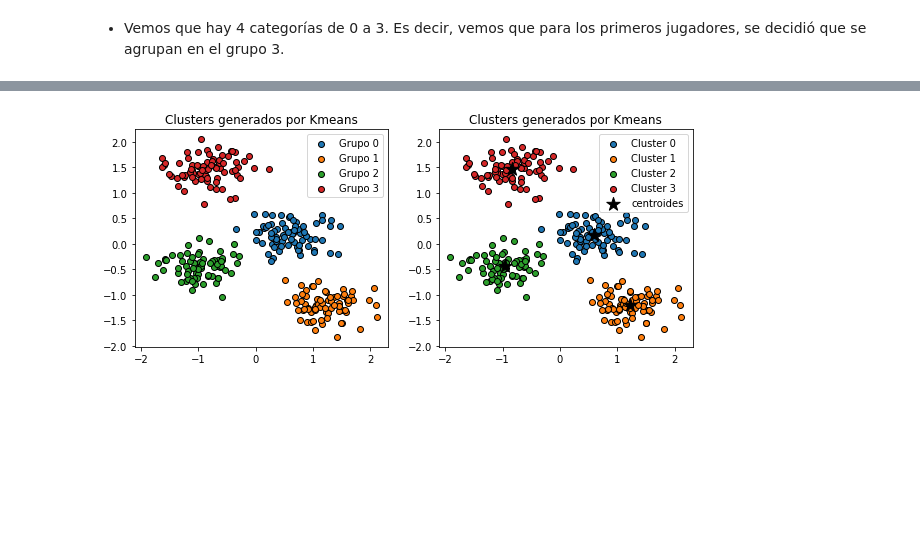
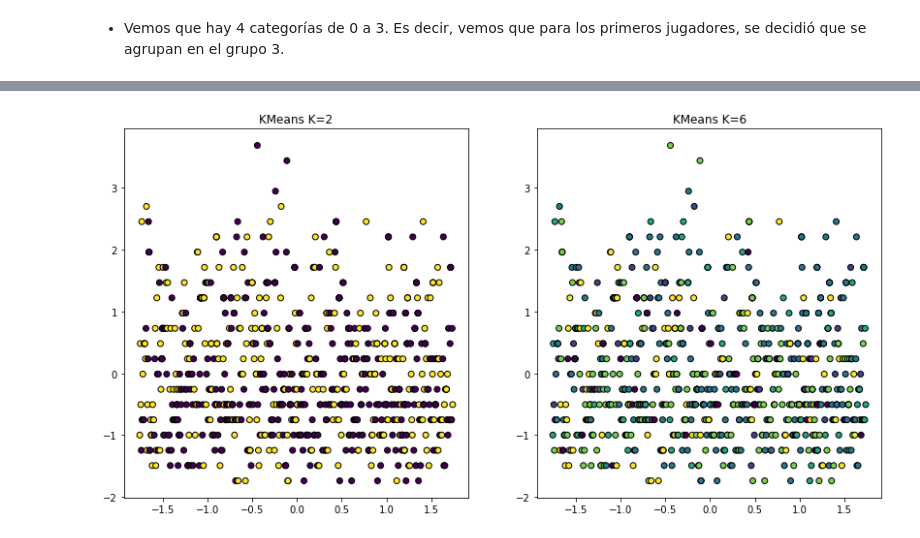
Before and after one commit to Aliciafs97/Proyecto-NBA, a Jupyter notebook: Regionales 2021-2022/EDA-NBA.ipynb, the cells around one changed output, grey strips where cells are left out. Saved outputs shown, nothing was run; the diff lists cells and outputs as text; code cells hidden in the pictures; blank space fills up the shorter version.

```diff
--- a/Regionales 2021-2022/EDA-NBA.ipynb
+++ b/Regionales 2021-2022/EDA-NBA.ipynb
@@ -573,44 +602,33 @@ KMeans(n_clusters=4, n_init=25, random_state=123)
 # Clasificación con el modelo kmeans
 # ==============================================================================
 y_predict = modelo_kmeans.predict(X=X_scaled)
-# %%
-# Representación gráfica: grupos originales vs clusters creados
-# ==============================================================================
-fig, ax = plt.subplots(1, 2, figsize=(10, 4))
-
-# Grupos originales
-for i in np.unique(y):
-    ax[0].scatter(
-        x = X_scaled[y == i, 0],
-        y = X_scaled[y == i, 1],
-        c = plt.rcParams['axes.prop_cycle'].by_key()['color'][i],
-        marker    = 'o',
-        edgecolor = 'black',
-        label= f"Grupo {i}"
-    )
-
-ax[0].set_title('Clusters generados por Kmeans')
-ax[0].legend();
-
-for i in np.unique(y_predict):
-    ax[1].scatter(
-        x = X_scaled[y_predict == i, 0],
-        y = X_scaled[y_predict == i, 1],
-        c = plt.rcParams['axes.prop_cycle'].by_key()['color'][i],
-        marker    = 'o',
-        edgecolor = 'black',
-        label= f"Cluster {i}"
-    )
-
-ax[1].scatter(
-    x = modelo_kmeans.cluster_centers_[:, 0],
-    y = modelo_kmeans.cluster_centers_[:, 1],
-    c = 'black',
-    s = 200,
-    marker = '*',
-    label  = 'centroides'
-)
-ax[1].set_title('Clusters generados por Kmeans')
-ax[1].legend();
-# %% [output]
-[figure, removed]
+# %%
+fig, ax = plt.subplots(1, 2, figsize=(14, 7))
+
+# Resultados para K = 2
+# ==============================================================================
+y_predict = KMeans(n_clusters=2, n_init=25, random_state=123).fit_predict(X=X_scaled)
+ax[0].scatter(
+        x = X_scaled[:, 0],
+        y = X_scaled[:, 1],
+        c = y_predict,
+        #cmap='viridis',
+        marker    = 'o',
+        edgecolor = 'black'
+    )
+ax[0].set_title('KMeans K=2');
+
+# Resultados para K = 6
+# ==============================================================================
+y_predict = KMeans(n_clusters=6, n_init=25, random_state=123).fit_predict(X=X_scaled)
+ax[1].scatter(
+        x = X_scaled[:, 0],
+        y = X_scaled[:, 1],
+        c = y_predict,
+        #cmap='viridis',
+        marker    = 'o',
+        edgecolor = 'black'
+    )
+ax[1].set_title('KMeans K=6');
+# %% [output]
+[figure, added]
```
Also changed, not shown: parts of 14 cells of this notebook.
